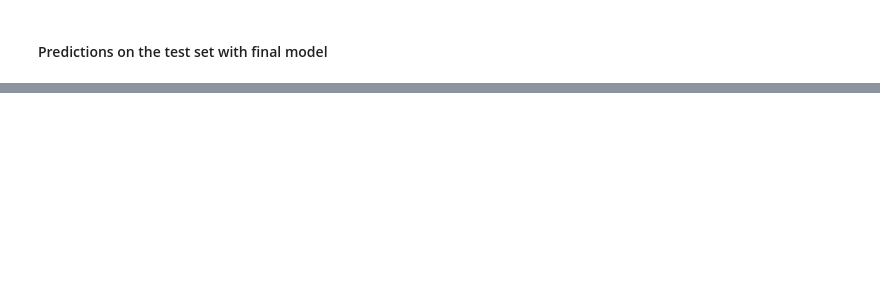
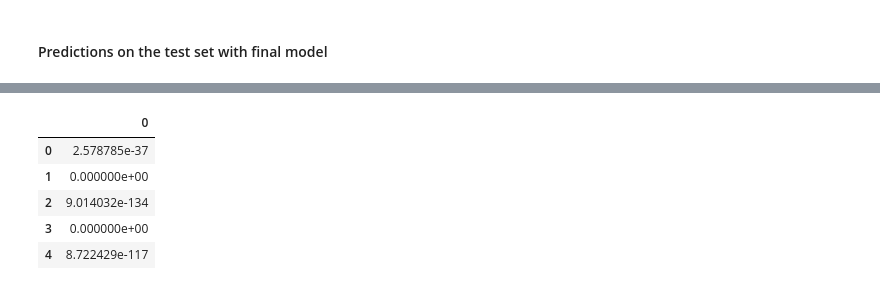
Before and after one commit to VibingSoul/TelecomChurnCase, a Jupyter notebook: TelecomChurn.ipynb, the cells around one changed output, grey strips where cells are left out. Cells and saved outputs as stored; diff of their text form; code cells hidden in the pictures; blank space fills up the shorter version.

```diff
--- a/TelecomChurn.ipynb
+++ b/TelecomChurn.ipynb
@@ -1874,3 +1864,0 @@ ValueError: list.remove(x): x not in list
-# %%
-print(log_cols)
-log_cols.remove('decrease_arpu_action')
@@ -1879,3 +1864,0 @@ log_cols.remove('decrease_arpu_action')
-# %%
-print(log_cols)
-log_cols.remove('decrease_vbc_action')
@@ -1901,0 +1905,11 @@ ValueError: shapes (30000,11) and (14,) not aligned: 11 (dim 1) != 14 (dim 0)
+# %%
+# Converting y_test_pred to a dataframe because y_test_pred is an array
+y_pred_1 = pd.DataFrame(y_test_pred)
+y_pred_1.head()
+# %% [output]
+|  | 0 |
+| 0 | 2.578785e-37 |
+| 1 | 0.000000e+00 |
+| 2 | 9.014032e-134 |
+| 3 | 0.000000e+00 |
+| 4 | 8.722429e-117 |
```
Also changed, not shown: parts of 53 cells of this notebook, 2 other files.
